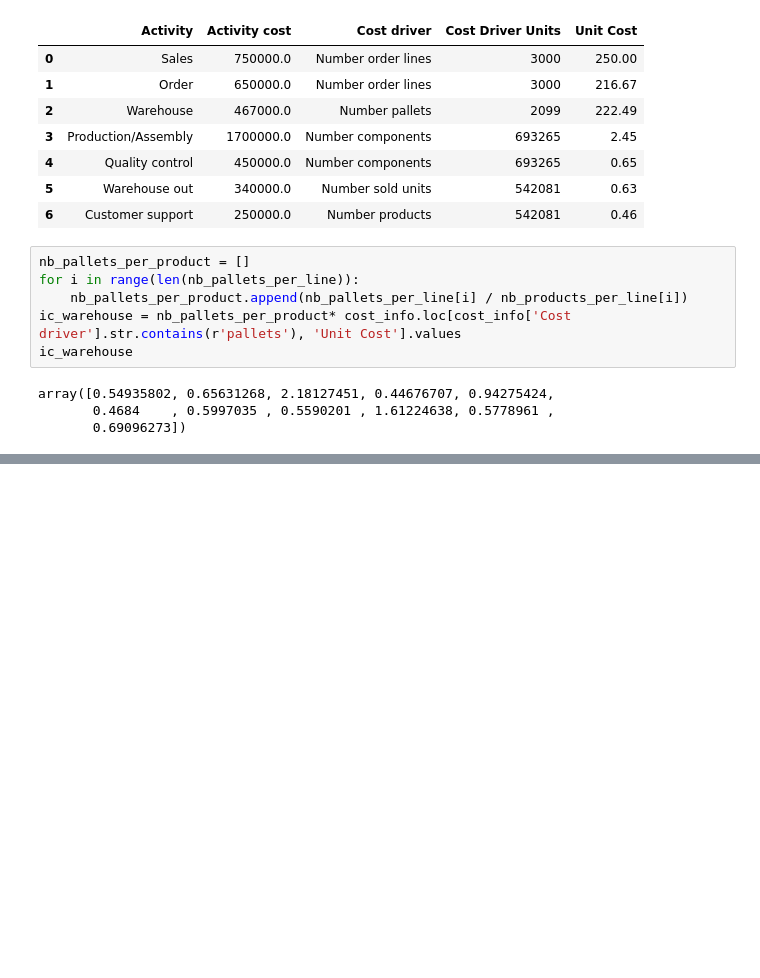
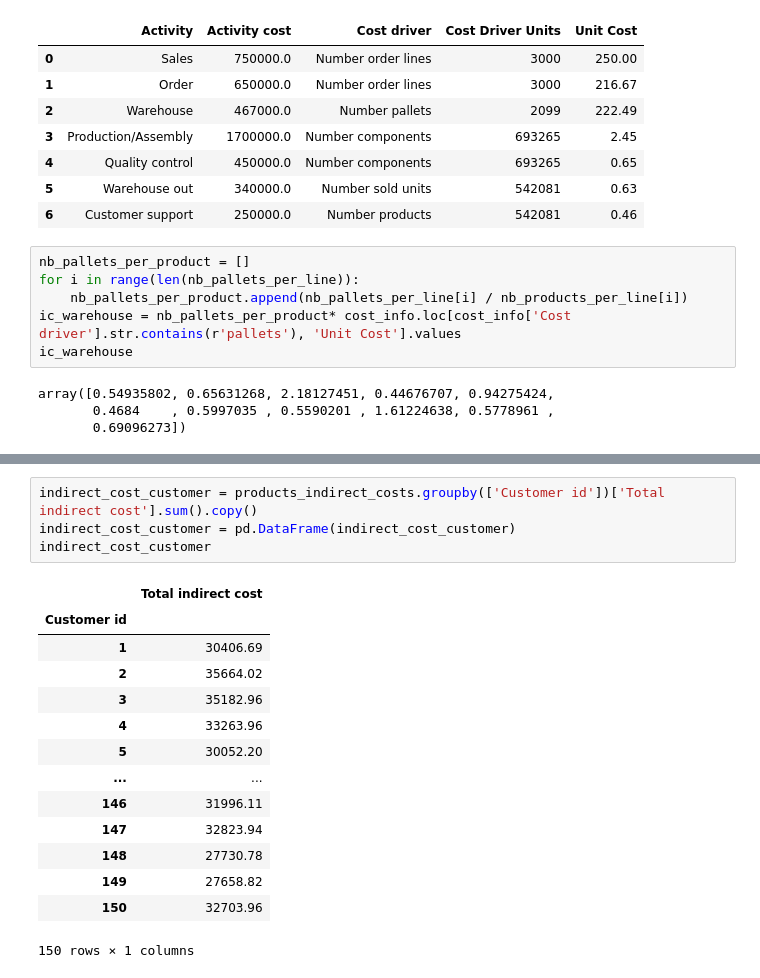
Before and after one commit to PaulineMalaguti/EBA3630, a Jupyter notebook: Customer Profitability Index/Problem 2/2customerprofitability.ipynb, the cells around one changed output, grey strips where cells are left out. Saved outputs shown, nothing was run; the diff lists cells and outputs as text; blank space fills up the shorter version.

```diff
--- a/Customer Profitability Index/Problem 2/2customerprofitability.ipynb
+++ b/Customer Profitability Index/Problem 2/2customerprofitability.ipynb
@@ -419,0 +425,19 @@ products_indirect_costs
+# %%
+indirect_cost_customer = products_indirect_costs.groupby(['Customer id'])['Total indirect cost'].sum().copy()
+indirect_cost_customer = pd.DataFrame(indirect_cost_customer)
+indirect_cost_customer
+# %% [output]
+|  | Total indirect cost |
+| Customer id |  |
+| 1 | 30406.69 |
+| 2 | 35664.02 |
+| 3 | 35182.96 |
+| 4 | 33263.96 |
+| 5 | 30052.20 |
+| ... | ... |
+| 146 | 31996.11 |
+| 147 | 32823.94 |
+| 148 | 27730.78 |
+| 149 | 27658.82 |
+| 150 | 32703.96 |
+150 rows × 1 columns
```
Also changed, not shown: parts of 4 cells of this notebook.
